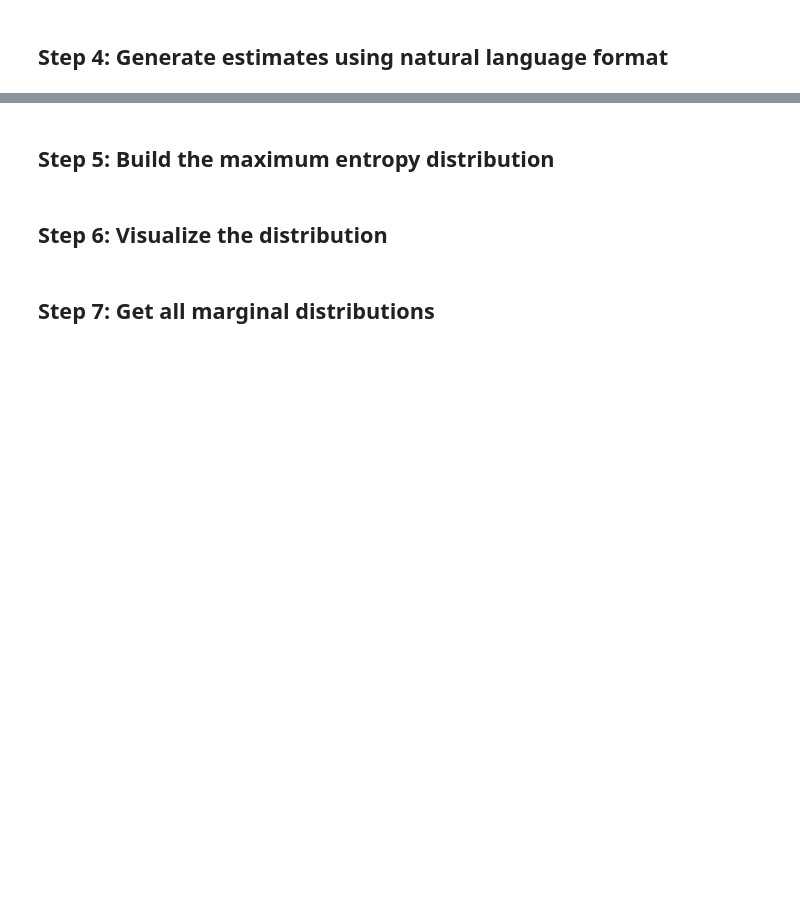
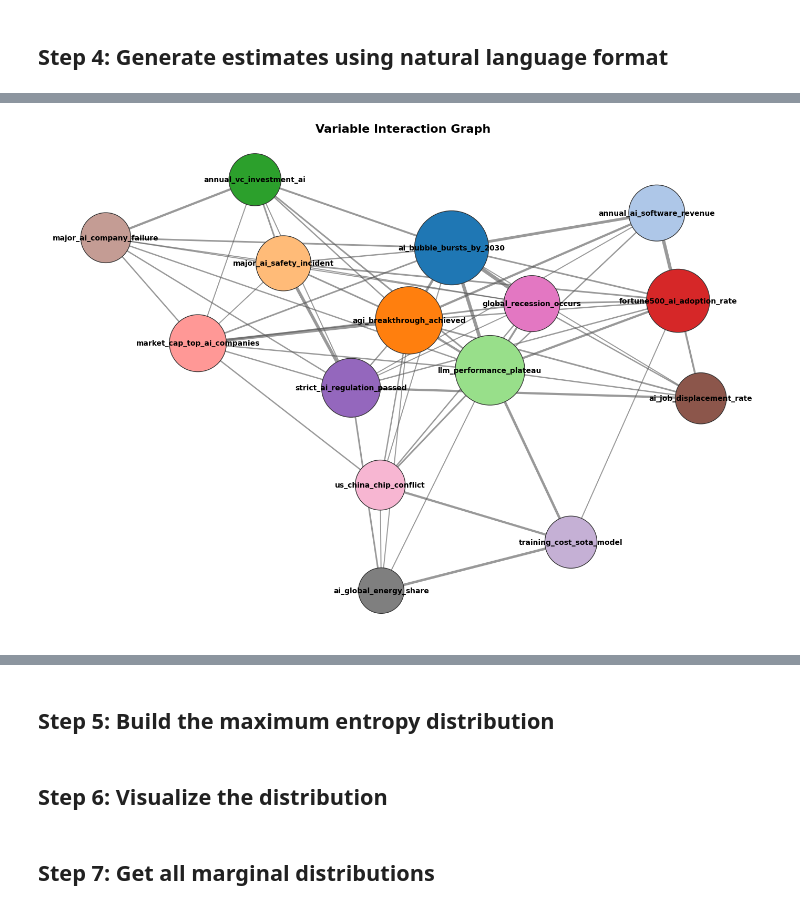
Before and after one commit to amdson/calibrated_response, a Jupyter notebook: examples/maxent_large_pipeline.ipynb, the cells around one changed output, grey strips where cells are left out. Cells and saved outputs as stored; diff of their text form; code cells hidden in the pictures; blank space fills up the shorter version.

```diff
--- a/examples/maxent_large_pipeline.ipynb
+++ b/examples/maxent_large_pipeline.ipynb
@@ -97,0 +142,6 @@ with open("maxent_llm_cache.pkl", "rb") as f:
+# %%
+from calibrated_response.visualization.factor_graph import plot_variable_interaction_graph
+G_int, fig_int = plot_variable_interaction_graph(variables, estimates)
+fig_int.show()
+# %% [output]
+[figure, added]
```
Also changed, not shown: parts of 15 cells of this notebook, 8 other files.
